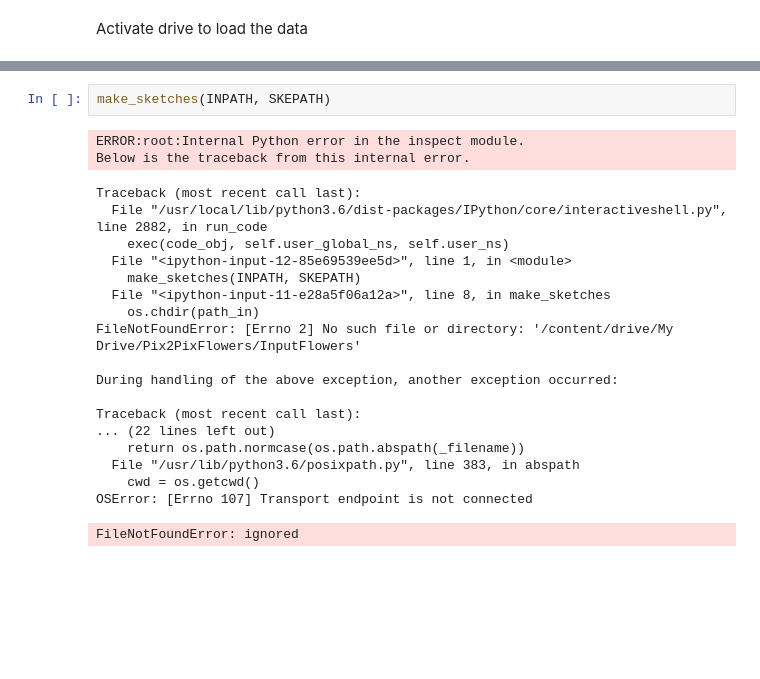
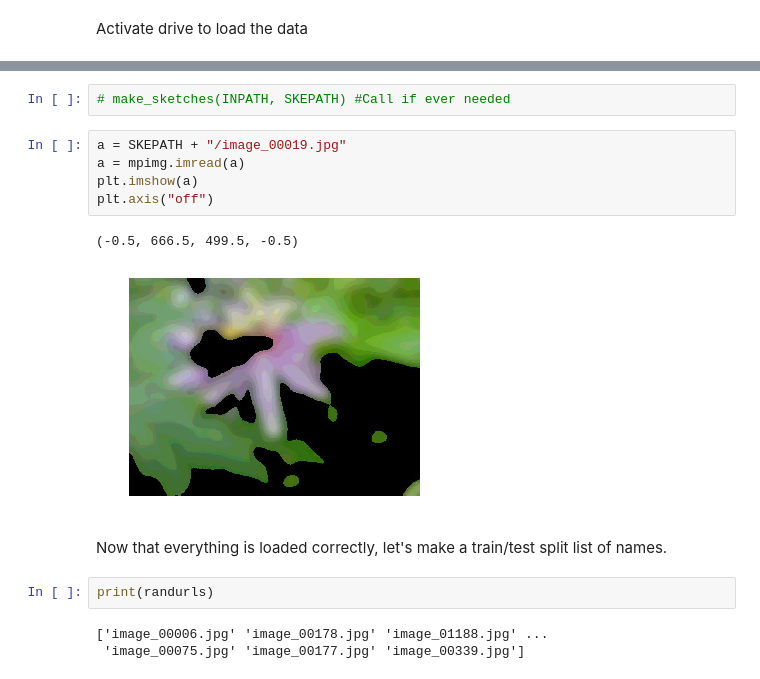
Before and after one commit to DrAlexSanz/Pix2Pix-DOTCSV, a Jupyter notebook: Pix2Pix_DOTCSV.ipynb, the cells around one changed output, grey strips where cells are left out. Saved outputs shown, nothing was run; the diff lists cells and outputs as text; blank space fills up the shorter version.

```diff
--- a/Pix2Pix_DOTCSV.ipynb
+++ b/Pix2Pix_DOTCSV.ipynb
@@ -107,23 +79,17 @@ def make_sketches(path_in, path_sketch):
-# %%
-make_sketches(INPATH, SKEPATH)
-# %% [output]
-ERROR:root:Internal Python error in the inspect module.
-Below is the traceback from this internal error.
-Traceback (most recent call last):
-  File "/usr/local/lib/python3.6/dist-packages/IPython/core/interactiveshell.py", line 2882, in run_code
-    exec(code_obj, self.user_global_ns, self.user_ns)
-  File "<ipython-input-12-85e69539ee5d>", line 1, in <module>
-    make_sketches(INPATH, SKEPATH)
-  File "<ipython-input-11-e28a5f06a12a>", line 8, in make_sketches
-    os.chdir(path_in)
-FileNotFoundError: [Errno 2] No such file or directory: '/content/drive/My Drive/Pix2PixFlowers/InputFlowers'
-
-During handling of the above exception, another exception occurred:
-
-Traceback (most recent call last):
-... (22 lines left out)
-    return os.path.normcase(os.path.abspath(_filename))
-  File "/usr/lib/python3.6/posixpath.py", line 383, in abspath
-    cwd = os.getcwd()
-OSError: [Errno 107] Transport endpoint is not connected
-FileNotFoundError: ignored
+# %%
+# make_sketches(INPATH, SKEPATH) #Call if ever needed
+# %%
+a = SKEPATH + "/image_00019.jpg"
+a = mpimg.imread(a)
+plt.imshow(a)
+plt.axis("off")
+# %% [output]
+(-0.5, 666.5, 499.5, -0.5)
+[figure, added]
+# %% [markdown]
+Now that everything is loaded correctly, let's make a train/test split list of names.
+# %%
+print(randurls)
+# %% [output]
+['image_00006.jpg' 'image_00178.jpg' 'image_01188.jpg' ...
+ 'image_00075.jpg' 'image_00177.jpg' 'image_00339.jpg']
```
Also changed, not shown: parts of 7 cells of this notebook.
